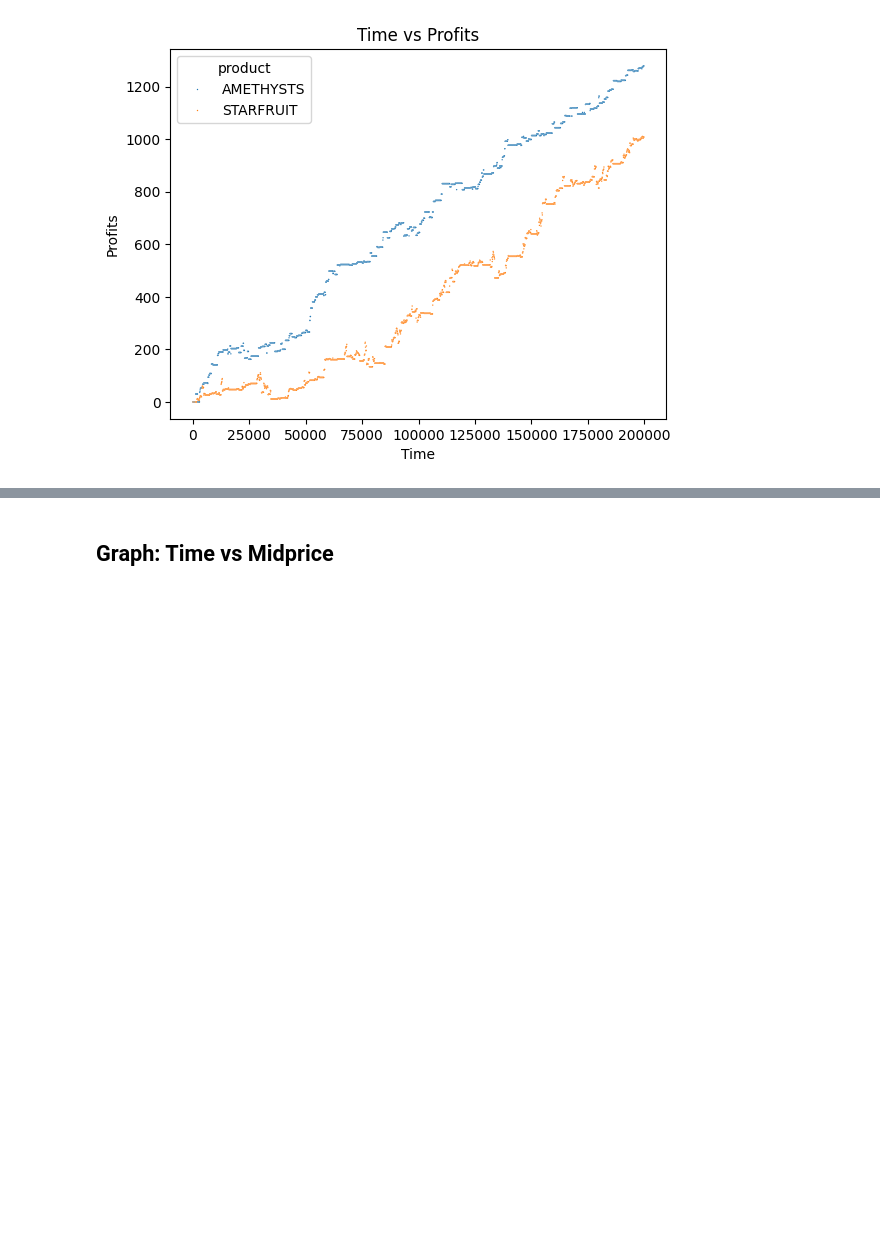
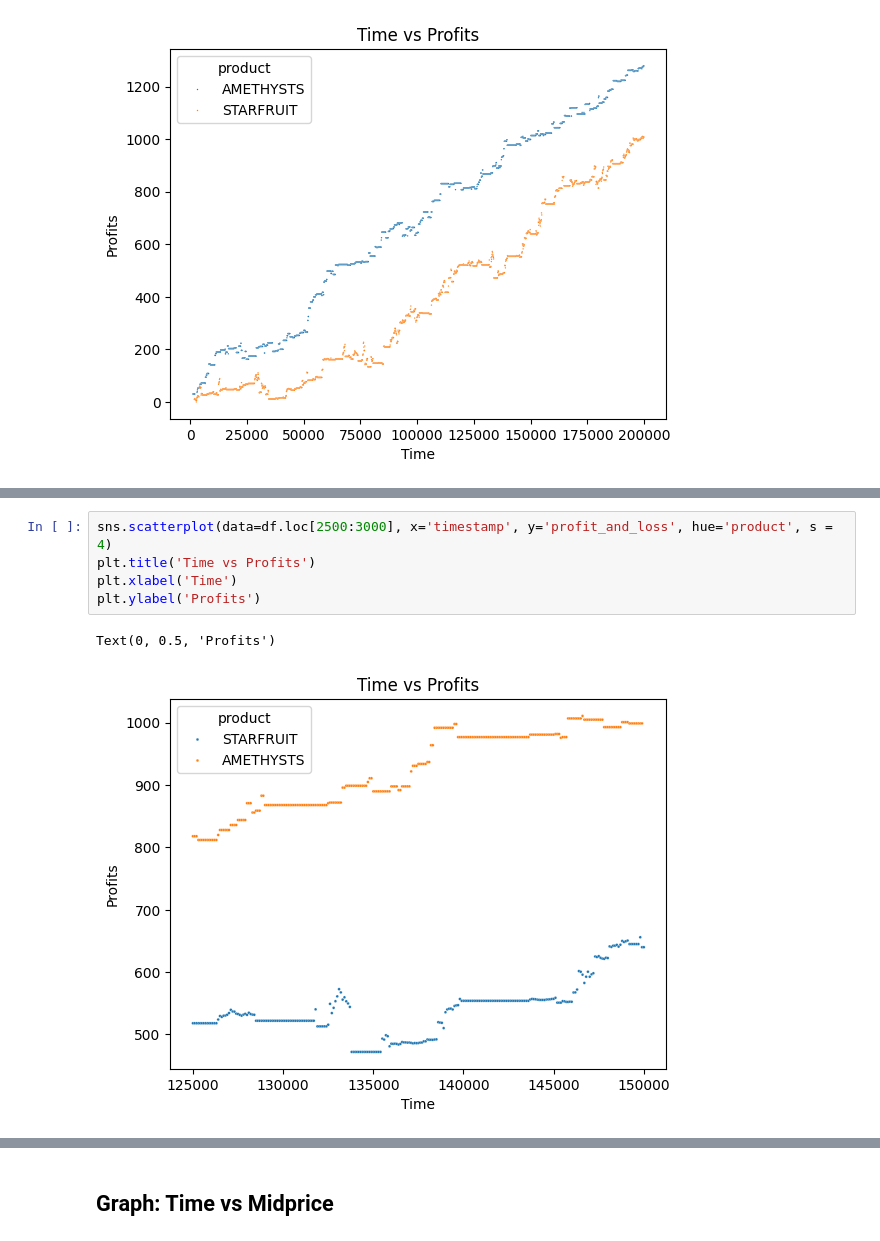
Before and after one commit to VincentG03/IMC-Poverty, a Jupyter notebook: Vincent/Visuals (Jupyter)/Visualisation.ipynb, the cells around one changed output, grey strips where cells are left out. Saved outputs shown, nothing was run; the diff lists cells and outputs as text; blank space fills up the shorter version.

Commit message:
Modified visualisation tools

```diff
--- a/Vincent/Visuals (Jupyter)/Visualisation.ipynb
+++ b/Vincent/Visuals (Jupyter)/Visualisation.ipynb
@@ -58,0 +62,8 @@ Text(0, 0.5, 'Profits')
+# %%
+sns.scatterplot(data=df.loc[2500:3000], x='timestamp', y='profit_and_loss', hue='product', s = 4)
+plt.title('Time vs Profits')
+plt.xlabel('Time')
+plt.ylabel('Profits')
+# %% [output]
+Text(0, 0.5, 'Profits')
+[figure, added]
```
Also changed, not shown: parts of 3 cells of this notebook, 2 other files.
